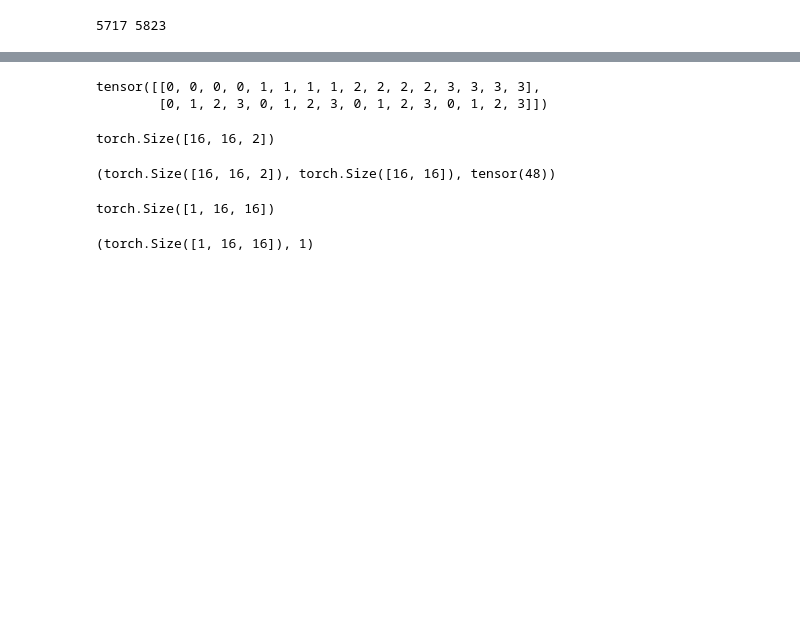
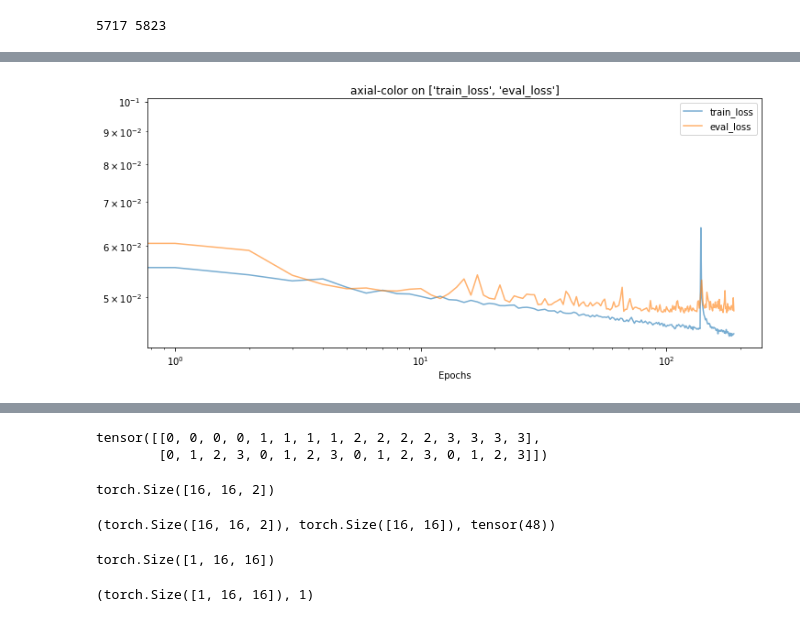
Before and after one commit to TheMoon2000/cs280-final-project, a Jupyter notebook: playground.ipynb, the cells around one changed output, grey strips where cells are left out. Saved outputs shown, nothing was run; the diff lists cells and outputs as text; code cells hidden in the pictures; blank space fills up the shorter version.

```diff
--- a/playground.ipynb
+++ b/playground.ipynb
@@ -44,0 +148,4 @@ tensor(18.2233)
+# %%
+graph_stat('axial-color', ['train_loss', 'eval_loss'], max_epochs=1000, smooth_size=5)
+# %% [output]
+[figure, added]
```
Also changed, not shown: parts of 35 cells of this notebook, 10 other files.
